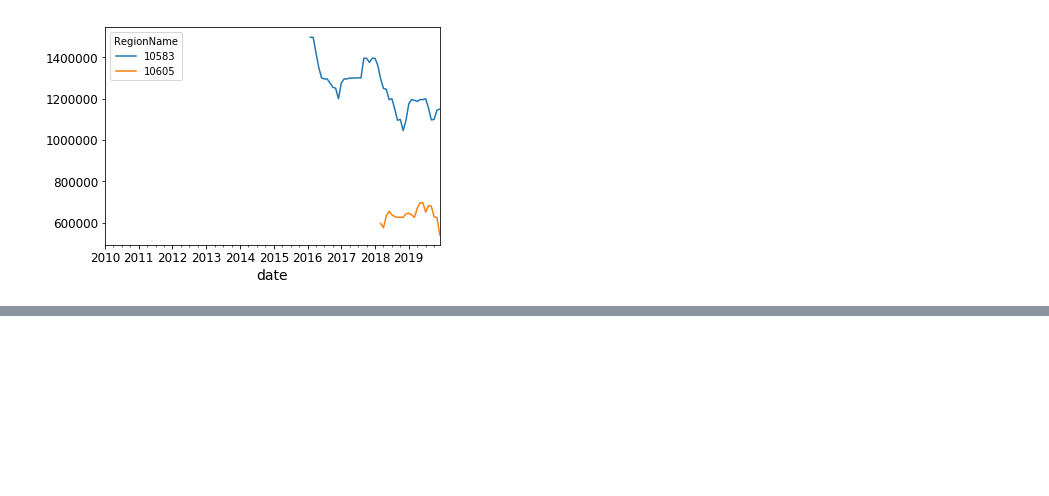
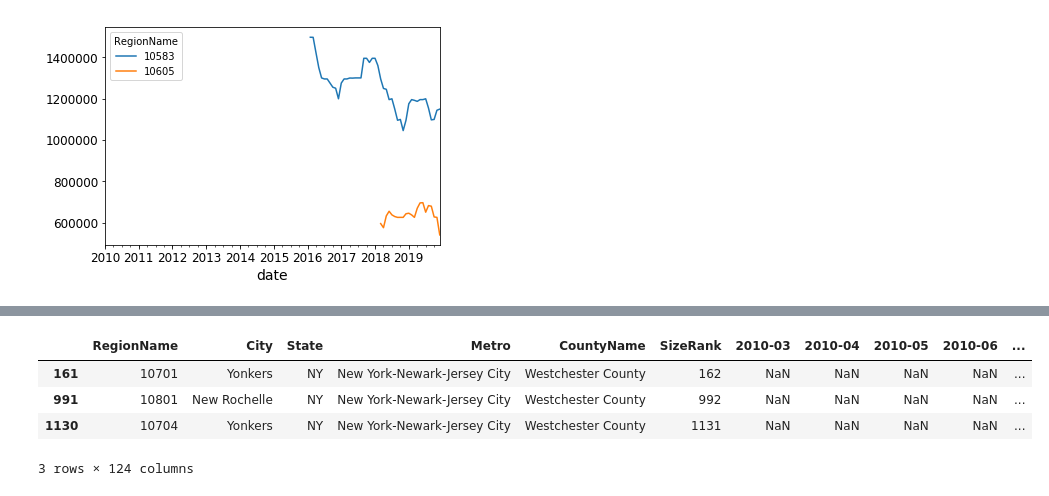
Before and after one commit to emaisak/zillow_data, a Jupyter notebook: Zillow_data.ipynb, the cells around one changed output, grey strips where cells are left out. Saved outputs shown, nothing was run; the diff lists cells and outputs as text; code cells hidden in the pictures; blank space fills up the shorter version.

Commit message:
check out rentals

```diff
--- a/Zillow_data.ipynb
+++ b/Zillow_data.ipynb
@@ -139,0 +133,10 @@ list_price_yearavg.plot.bar()
+# %%
+rental = pd.read_csv("data/Zip_MedianRentalPricePerSqft_3Bedroom.csv")
+rental = rental[(rental["State"] == "NY") & (rental["CountyName"] == "Westchester County")]
+rental
+# %% [output]
+|  | RegionName | City | State | Metro | CountyName | SizeRank | 2010-03 | 2010-04 | 2010-05 | 2010-06 | ... |
+| 161 | 10701 | Yonkers | NY | New York-Newark-Jersey City | Westchester County | 162 | NaN | NaN | NaN | NaN | ... |
+| 991 | 10801 | New Rochelle | NY | New York-Newark-Jersey City | Westchester County | 992 | NaN | NaN | NaN | NaN | ... |
+| 1130 | 10704 | Yonkers | NY | New York-Newark-Jersey City | Westchester County | 1131 | NaN | NaN | NaN | NaN | ... |
+3 rows × 124 columns
```
Also changed, not shown: parts of 5 cells of this notebook.
